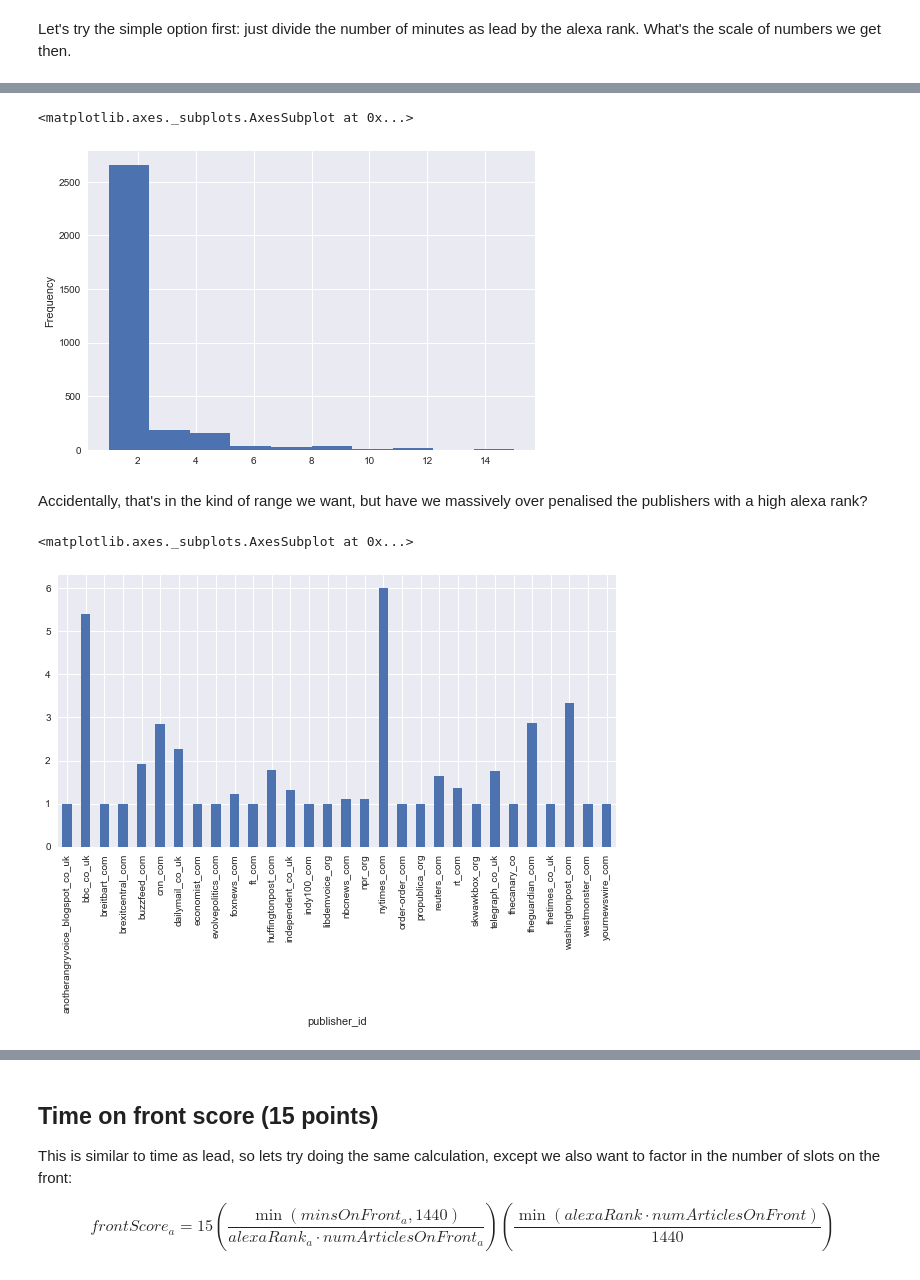
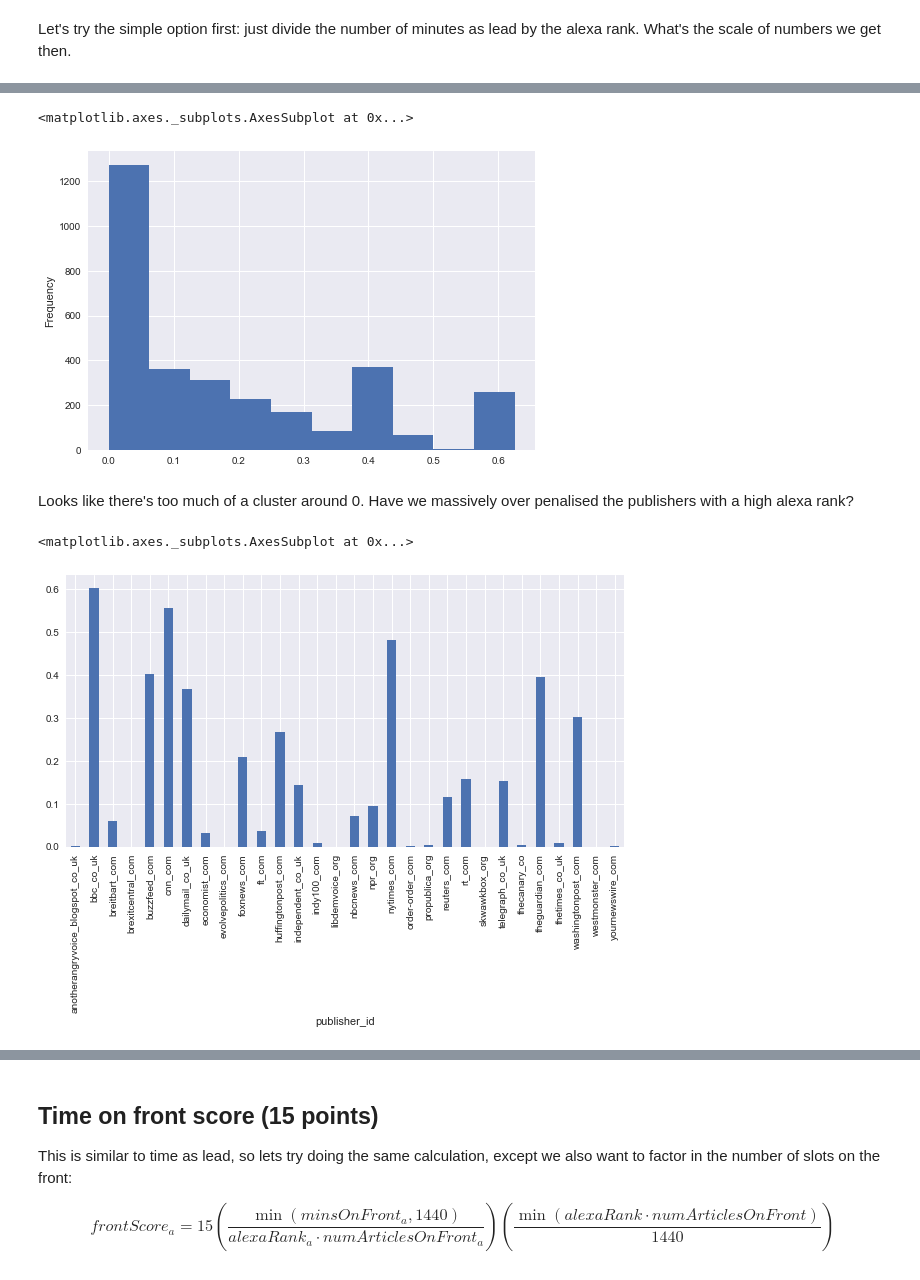
Before and after one commit to kaleida/attention-index, a Jupyter notebook: data/attention-index.ipynb, the cells around one changed output, grey strips where cells are left out. Saved outputs shown, nothing was run; the diff lists cells and outputs as text; code cells hidden in the pictures.

Commit message:
Simplify the equations further - don’t use 49 * x + 1, just use 50 * x. If you want hold numbers, use rounding to make 0 -> 1 become 1. - update data based on latest equations

```diff
--- a/data/attention-index.ipynb
+++ b/data/attention-index.ipynb
@@ -176,8 +176,8 @@ Use standard feature scaling to bring that to a 1 to 50 range
 # %%
 def scale_log_engagements(engagements_logged):
     return np.ceil(
-        49 * (engagements_logged - log_engagements.min()) / (log_engagements.max() - log_engagements.min())
-    ) + 1
+        50 * (engagements_logged - log_engagements.min()) / (log_engagements.max() - log_engagements.min())
+    )
 
 def scale_engagements(engagements):
     return scale_log_engagements(np.log(engagements + median))
@@ -347,14 +373,14 @@ lead_articles.mins_as_lead.plot.hist(bins=50)
 # %%
-lead_proposal_1 = np.ceil(lead_articles.mins_as_lead.clip_upper(1440) / lead_articles.alexa_rank)
+lead_proposal_1 = lead_articles.mins_as_lead.clip_upper(60) / lead_articles.alexa_rank
 lead_proposal_1.plot.hist()
 # %% [output]
 <matplotlib.axes._subplots.AxesSubplot at 0x...>
-[figure, old version]
+[figure, new version]
 # %% [markdown]
-Accidentally, that's in the kind of range we want, but have we massively over penalised the publishers with a high alexa rank?
+Looks like there's too much of a cluster around 0. Have we massively over penalised the publishers with a high alexa rank?
 # %%
 lead_proposal_1.groupby(data.publisher_id).mean().plot.bar(figsize=[10,5])
 # %% [output]
 <matplotlib.axes._subplots.AxesSubplot at 0x...>
-[figure, old version]
+[figure, new version]
 # %% [markdown]
```
Also changed, not shown: parts of 42 cells of this notebook, 1 other file.
